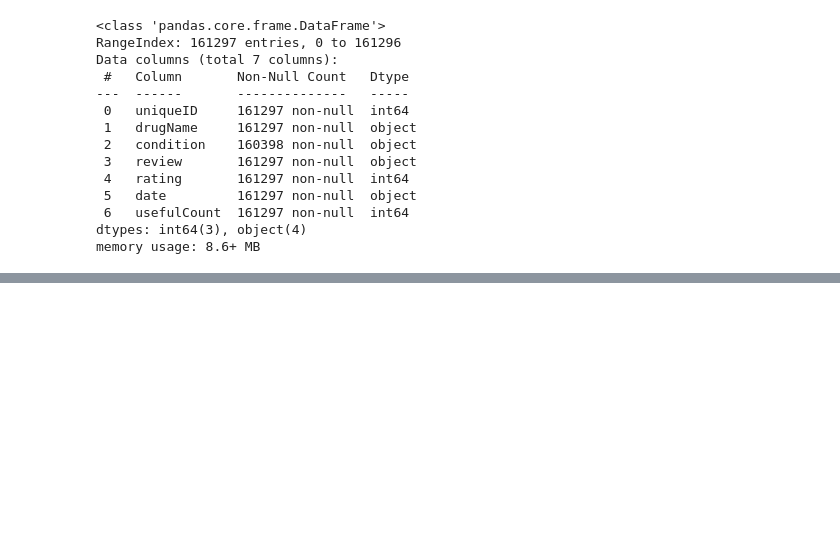
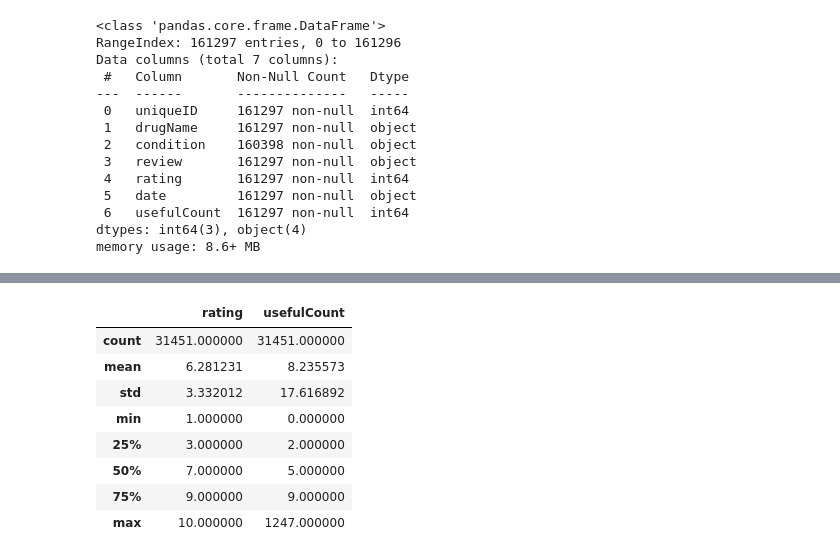
Before and after one commit to celefigs/collaborative_project, a Jupyter notebook: celes_copy.ipynb, the cells around one changed output, grey strips where cells are left out. Saved outputs shown, nothing was run; the diff lists cells and outputs as text; code cells hidden in the pictures; blank space fills up the shorter version.

```diff
--- a/celes_copy.ipynb
+++ b/celes_copy.ipynb
@@ -74,0 +128,16 @@ Index(['uniqueID', 'drugName', 'condition', 'review', 'rating', 'date',
+# %%
+filtered_df.describe()
+
+# rating: 6,28 media;
+# std	3.33-> means diversity;
+# rating goes from 1 to 10;
+# %% [output]
+|  | rating | usefulCount |
+| count | 31451.000000 | 31451.000000 |
+| mean | 6.281231 | 8.235573 |
+| std | 3.332012 | 17.616892 |
+| min | 1.000000 | 0.000000 |
+| 25% | 3.000000 | 2.000000 |
+| 50% | 7.000000 | 5.000000 |
+| 75% | 9.000000 | 9.000000 |
+| max | 10.000000 | 1247.000000 |
```
Also changed, not shown: parts of 10 cells of this notebook.
